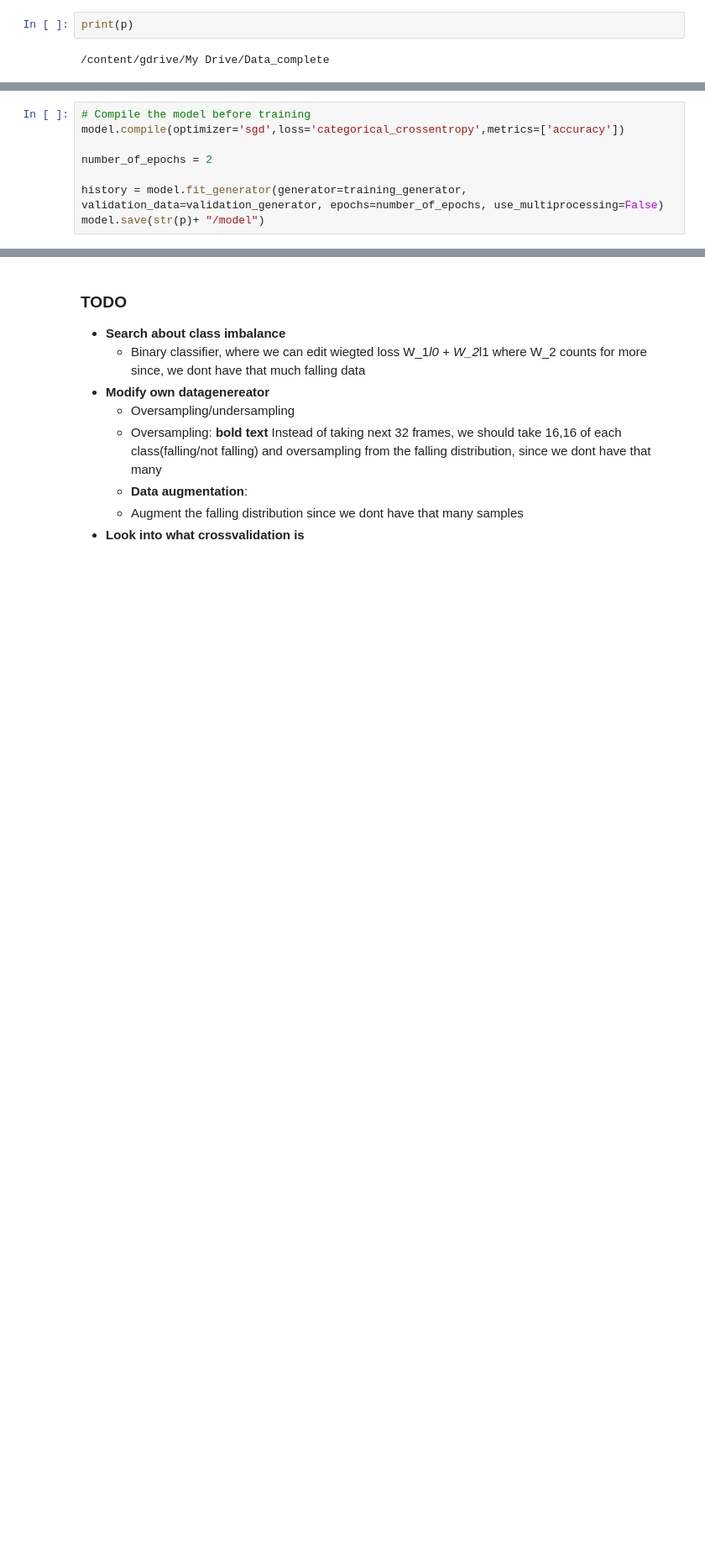
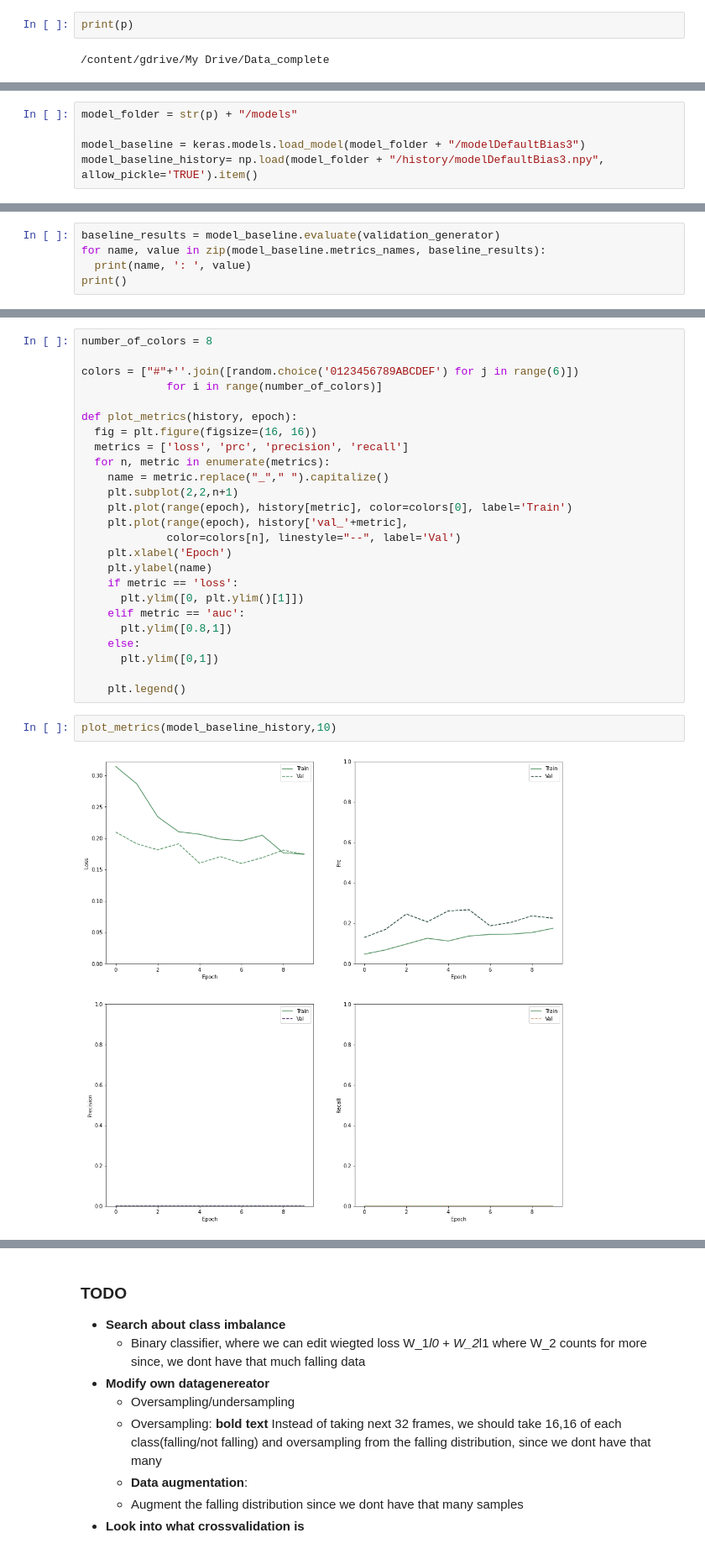
Before and after one commit to antonercool/deep-learning-exam-project, a Jupyter notebook: FallDetector.ipynb, the cells around one changed output, grey strips where cells are left out. Shown at 84% size. Saved outputs shown, nothing was run; the diff lists cells and outputs as text; blank space fills up the shorter version.

```diff
--- a/FallDetector.ipynb
+++ b/FallDetector.ipynb
@@ -440,8 +392,0 @@ _________________________________________________________________
-# %%
-# Compile the model before training
-model.compile(optimizer='sgd',loss='categorical_crossentropy',metrics=['accuracy'])
-
-number_of_epochs = 2
-
-history = model.fit_generator(generator=training_generator, validation_data=validation_generator, epochs=number_of_epochs, use_multiprocessing=False)
-model.save(str(p)+ "/model")
@@ -551,0 +545,5 @@ Very imbalanced
+# %%
+model_folder = str(p) + "/models"
+
+model_baseline = keras.models.load_model(model_folder + "/modelDefaultBias3")
+model_baseline_history= np.load(model_folder + "/history/modelDefaultBias3.npy", allow_pickle='TRUE').item()
@@ -551,0 +552,5 @@ Very imbalanced
+# %%
+baseline_results = model_baseline.evaluate(validation_generator)
+for name, value in zip(model_baseline.metrics_names, baseline_results):
+  print(name, ': ', value)
+print()
@@ -551,0 +569,29 @@ Very imbalanced
+# %%
+number_of_colors = 8
+
+colors = ["#"+''.join([random.choice('0123456789ABCDEF') for j in range(6)])
+             for i in range(number_of_colors)]
+
+def plot_metrics(history, epoch):
+  fig = plt.figure(figsize=(16, 16))
+  metrics = ['loss', 'prc', 'precision', 'recall']
+  for n, metric in enumerate(metrics):
+    name = metric.replace("_"," ").capitalize()
+    plt.subplot(2,2,n+1)
+    plt.plot(range(epoch), history[metric], color=colors[0], label='Train')
+    plt.plot(range(epoch), history['val_'+metric],
+             color=colors[n], linestyle="--", label='Val')
+    plt.xlabel('Epoch')
+    plt.ylabel(name)
+    if metric == 'loss':
+      plt.ylim([0, plt.ylim()[1]])
+    elif metric == 'auc':
+      plt.ylim([0.8,1])
+    else:
+      plt.ylim([0,1])
+
+    plt.legend()
+# %%
+plot_metrics(model_baseline_history,10)
+# %% [output]
+[figure, added]
```
Also changed, not shown: parts of 79 cells of this notebook.
